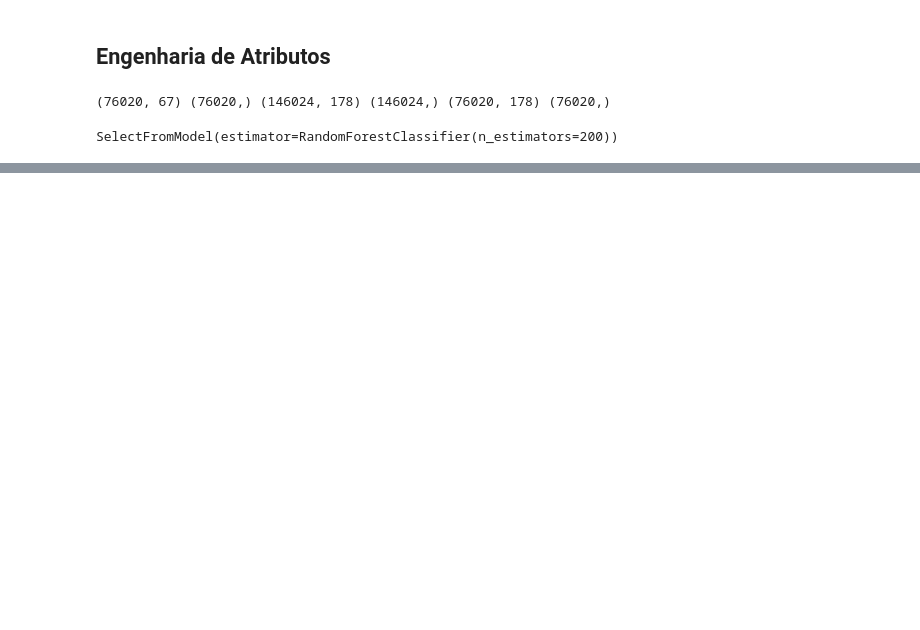
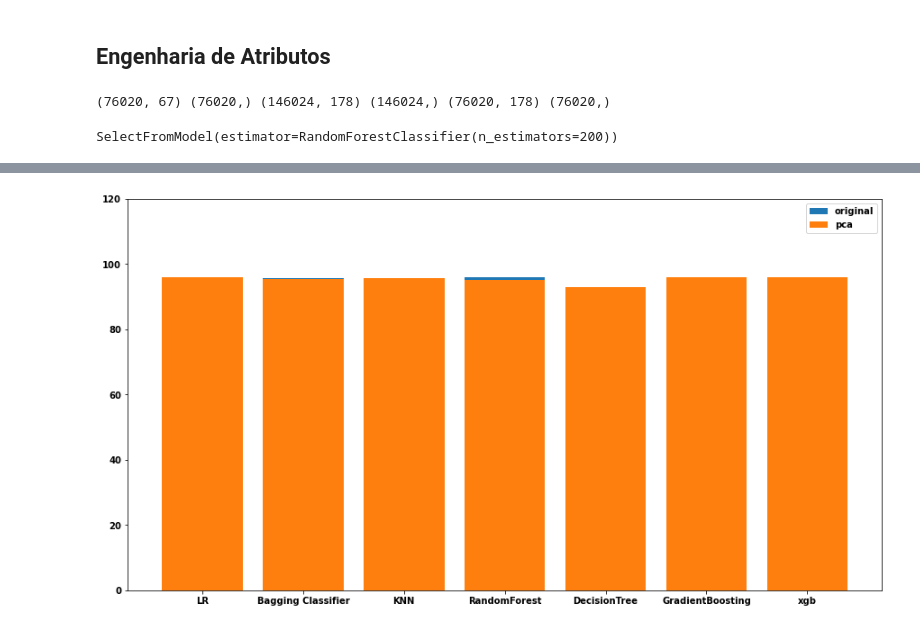
Before and after one commit to leandrofusco/Santander_Customer_Satisfaction, a Jupyter notebook: Projeto_Santander.ipynb, the cells around one changed output, grey strips where cells are left out. Saved outputs shown, nothing was run; the diff lists cells and outputs as text; code cells hidden in the pictures; blank space fills up the shorter version.

```diff
--- a/Projeto_Santander.ipynb
+++ b/Projeto_Santander.ipynb
@@ -797,0 +844,3 @@ info_df_upsample.sort_values(by='acuracia', ascending=False)
+# %%
+labels = list(info_df['modelo'].values)
+labels
@@ -797,0 +855,3 @@ info_df_upsample.sort_values(by='acuracia', ascending=False)
+# %%
+normal = list(info_df['acuracia'].values)
+normal
@@ -797,0 +866,3 @@ info_df_upsample.sort_values(by='acuracia', ascending=False)
+# %%
+value_pca = list(info_df_pca['acuracia'].values)
+value_pca
@@ -797,0 +908,3 @@ info_df_upsample.sort_values(by='acuracia', ascending=False)
+# %%
+x = np.arange(len(labels))
+width = 0.25
@@ -797,0 +915,17 @@ info_df_upsample.sort_values(by='acuracia', ascending=False)
+# %%
+fig, ax = plt.subplots(figsize=(15,8))
+
+data_normal = ax.bar(x , normal, label='original' )
+data_pca = ax.bar(x, value_pca, label='pca' )
+# data_normal = ax.bar(x3, value_upsample, label='upsample' )
+
+ax.legend()
+ax.set_ylim([0,120])
+ax.set_xticks(x)
+ax.set_xticklabels(labels)
+
+#     ax.annotate((p.get_height(), p.get_xy()+0.05, p.get_height()+1))
+
+plt.show()
+# %% [output]
+[figure, added]
```
Also changed, not shown: parts of 37 cells of this notebook.
